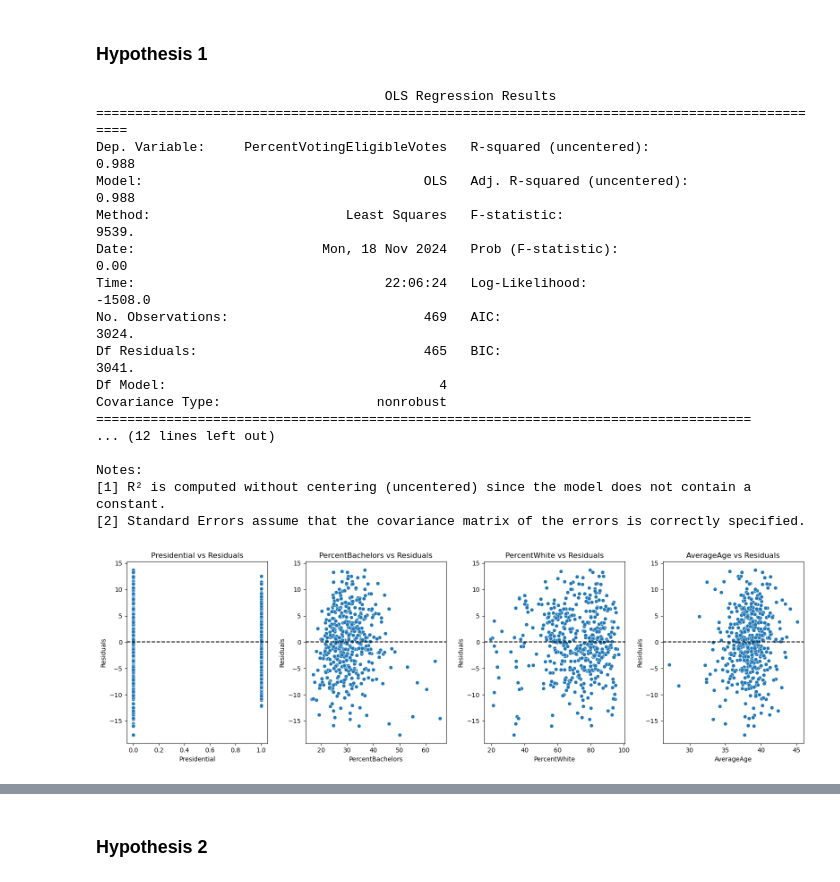
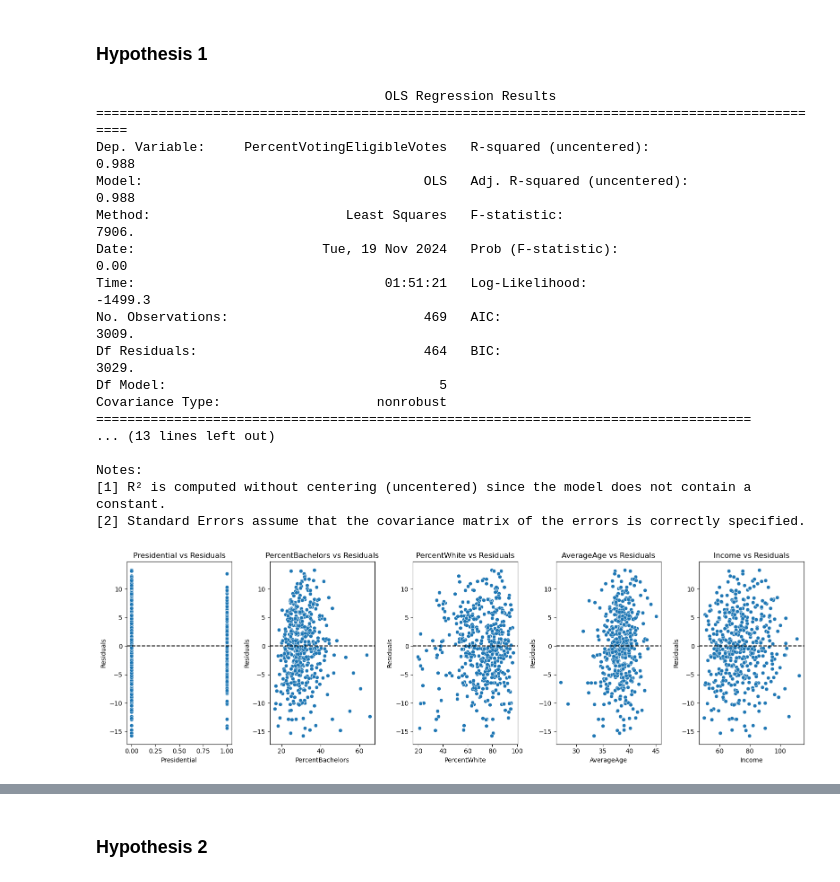
Before and after one commit to nikhilc52/info2950, a Jupyter notebook: ElectionDemographicsPhaseIV.ipynb, the cells around one changed output, grey strips where cells are left out. Saved outputs shown, nothing was run; the diff lists cells and outputs as text; code cells hidden in the pictures.

```diff
--- a/ElectionDemographicsPhaseIV.ipynb
+++ b/ElectionDemographicsPhaseIV.ipynb
@@ -33,7 +26,7 @@ from sklearn.metrics import root_mean_squared_error, mean_absolute_error, \
 # %%
 demographics = pd.read_csv('data/election_demographics_final.csv', index_col=False)
 
-columns = ['Presidential','PercentBachelors','PercentWhite','AverageAge']
+columns = ['Presidential','PercentBachelors','PercentWhite','AverageAge','Income']
 
 x=demographics[columns]
 model = sm.OLS(demographics['PercentVotingEligibleVotes'],x).fit()
@@ -43,31 +36,31 @@ print(model.summary())
 ===============================================================================================
 Dep. Variable:     PercentVotingEligibleVotes   R-squared (uncentered):                   0.988
 Model:                                    OLS   Adj. R-squared (uncentered):              0.988
-Method:                         Least Squares   F-statistic:                              9539.
-Date:                        Mon, 18 Nov 2024   Prob (F-statistic):                        0.00
-Time:                                22:06:24   Log-Likelihood:                         -1508.0
-No. Observations:                         469   AIC:                                      3024.
-Df Residuals:                             465   BIC:                                      3041.
-Df Model:                                   4
+Method:                         Least Squares   F-statistic:                              7906.
+Date:                        Tue, 19 Nov 2024   Prob (F-statistic):                        0.00
+Time:                                01:51:21   Log-Likelihood:                         -1499.3
+No. Observations:                         469   AIC:                                      3009.
+Df Residuals:                             464   BIC:                                      3029.
+Df Model:                                   5
 Covariance Type:                    nonrobust
 ====================================================================================
-... (12 lines left out)
+... (13 lines left out)
 
 Notes:
 [1] R² is computed without centering (uncentered) since the model does not contain a constant.
 [2] Standard Errors assume that the covariance matrix of the errors is correctly specified.
 # %%
 yhat = model.predict()
-residuals = demographics['PercentVotingEligibleVotes'] - model.predict()
+residuals = demographics['PercentVotingEligibleVotes'] - model.predict(demographics[columns])
 
 fig, axes = plt.subplots(1, len(columns), figsize=(16, 5))
 
 for ax, x in zip(axes, columns):
     sns.scatterplot(ax=ax, x=demographics[x], y=residuals)
     ax.axhline(y=0, color='black', linestyle='--')
     ax.set_title(f'{x} vs Residuals')
     ax.set_ylabel('Residuals')
 plt.tight_layout()
 plt.show()
 # %% [output]
-[figure, old version]
+[figure, new version]
```
Also changed, not shown: parts of 9 cells of this notebook, 3 other files.
